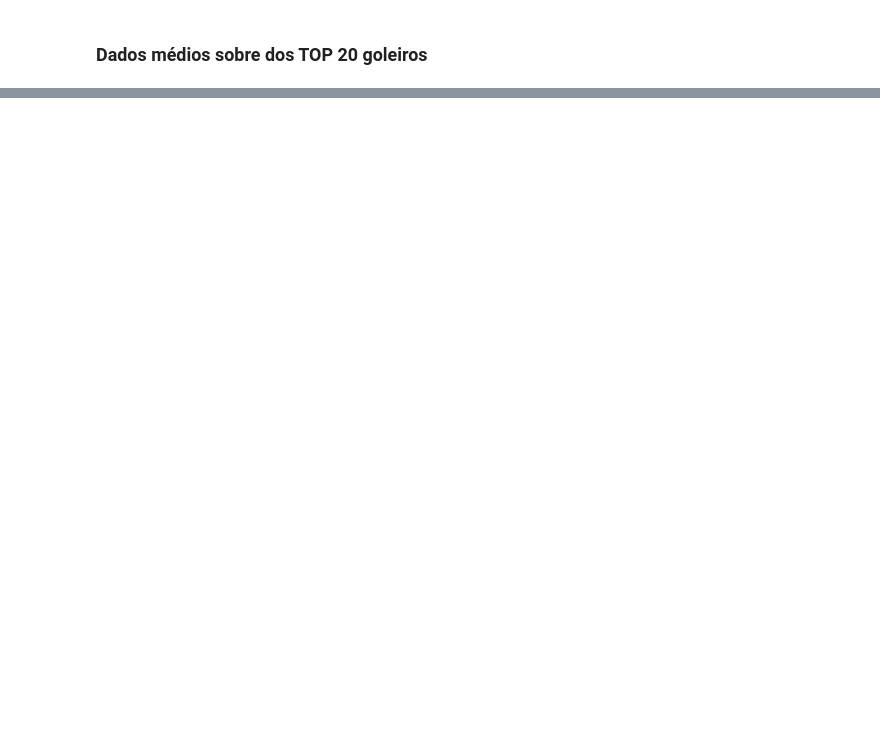
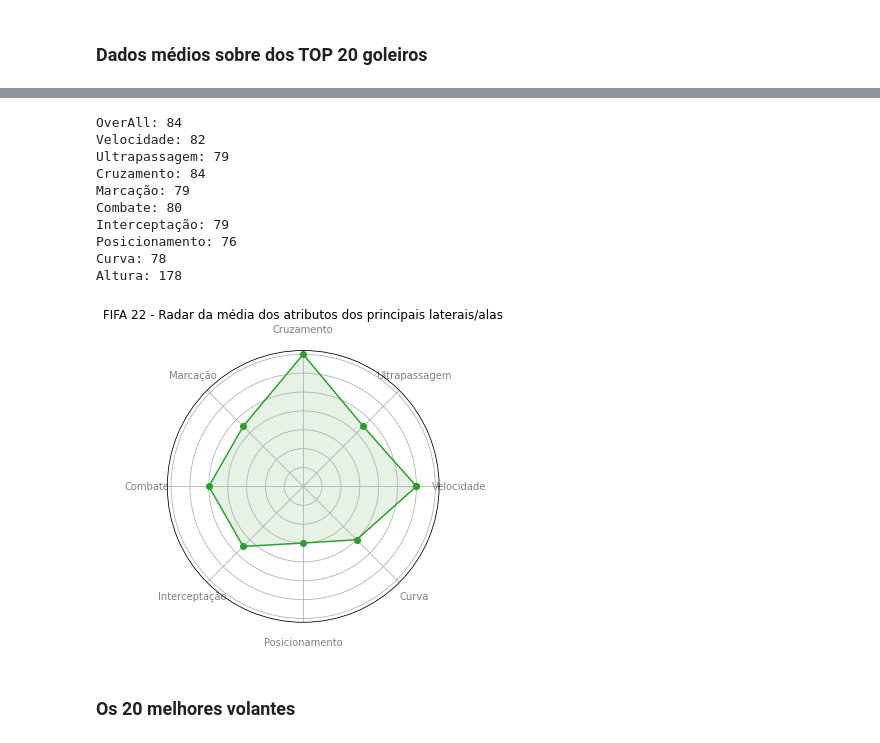
Before and after one commit to leovasc5/exploratory-analysis-of-FIFA-22-data, a Jupyter notebook: curiosidades.ipynb, the cells around one changed output, grey strips where cells are left out. Cells and saved outputs as stored; diff of their text form; code cells hidden in the pictures; blank space fills up the shorter version.

```diff
--- a/curiosidades.ipynb
+++ b/curiosidades.ipynb
@@ -446,0 +503,3 @@ plt.show()
+# %%
+temp = df.loc[(df.posicoes.str.contains('LB')) | (df.posicao_preferida.str.contains('RB')) | (df.posicoes.str.contains('LWB')) | (df.posicoes.str.contains('RWB'))].head(20)
+temp.head(20)
@@ -446,0 +525,29 @@ plt.show()
+# %%
+atributos = ['OverAll', 'Velocidade', 'Ultrapassagem', 'Cruzamento', 'Marcação', 'Combate', 'Interceptação', 'Posicionamento', 'Curva']
+colunas = ['overall', 'velocidade_total', 'ultrapassagem_total','cruzamento', 'marcacao', 'combate', 'interceptacao', 'posicionamento', 'curva']
+valores = []
+n = 0
+
+for i in colunas:
+    valores.append(int(temp[i].mean()))
+
+for j in atributos:
+    print(j+': '+ str(valores[n]))
+    n+=1
+
+print('Altura: ' + str(int(temp['altura'].mean())))
+graf = radar('FIFA 22 - Radar da média dos atributos dos principais laterais/alas', valores, atributos)
+# %% [output]
+OverAll: 84
+Velocidade: 82
+Ultrapassagem: 79
+Cruzamento: 84
+Marcação: 79
+Combate: 80
+Interceptação: 79
+Posicionamento: 76
+Curva: 78
+Altura: 178
+[figure, added]
+# %% [markdown]
+### Os 20 melhores volantes
```
Also changed, not shown: parts of 34 cells of this notebook, 4 other files.
